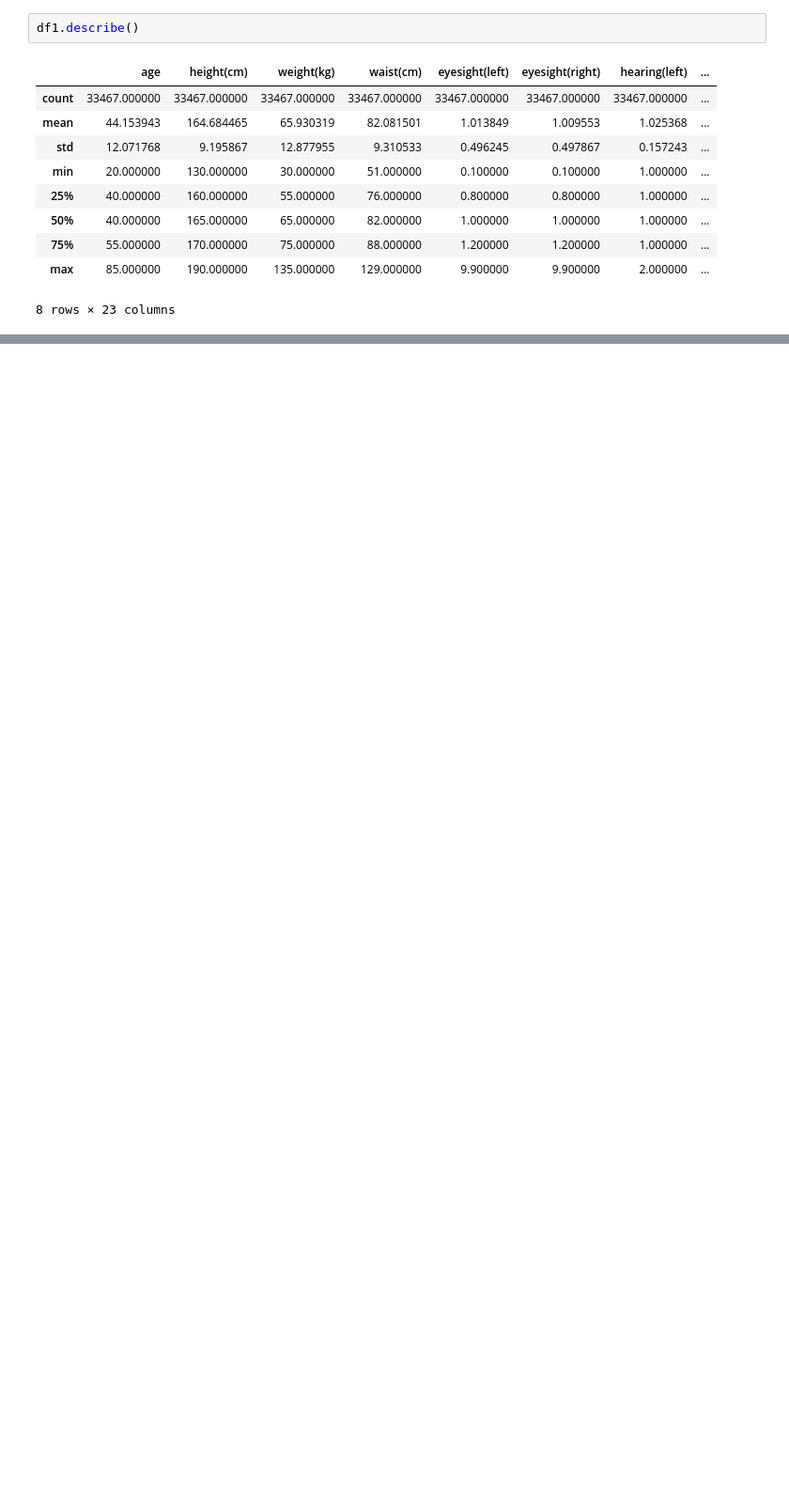
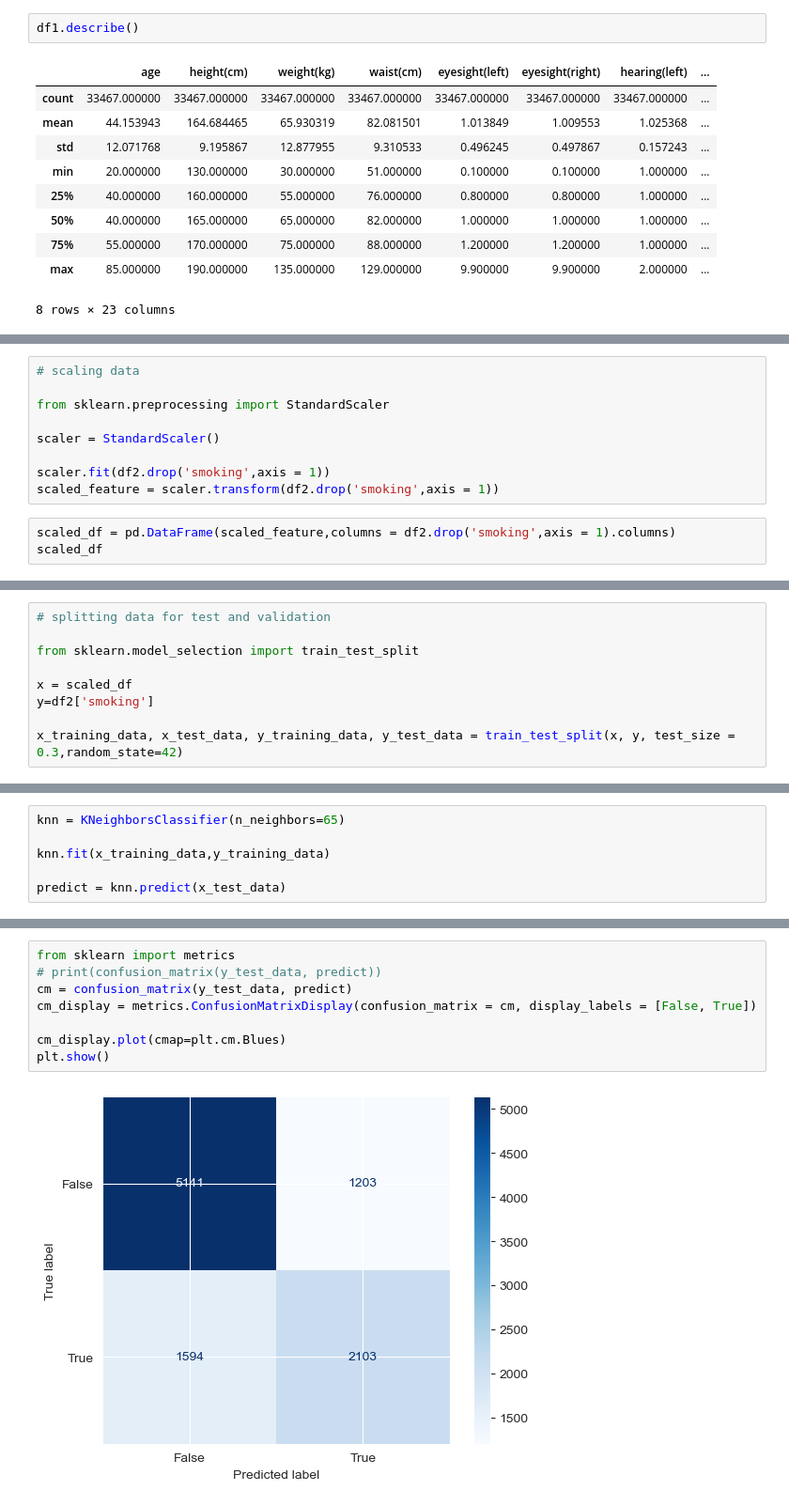
Before and after one commit to ironbongjr/data-mining-project, a Jupyter notebook: dm_proj.ipynb, the cells around one changed output, grey strips where cells are left out. Shown: that part at 94% size. Drawn from its saved outputs; the diff is of its cells as text; blank space fills up the shorter version.

Commit message:
machine learning model and perfomance

```diff
--- a/dm_proj.ipynb
+++ b/dm_proj.ipynb
@@ -196,0 +219,12 @@ df1.describe()
+# %%
+# scaling data
+
+from sklearn.preprocessing import StandardScaler
+
+scaler = StandardScaler()
+
+scaler.fit(df2.drop('smoking',axis = 1))
+scaled_feature = scaler.transform(df2.drop('smoking',axis = 1))
+# %%
+scaled_df = pd.DataFrame(scaled_feature,columns = df2.drop('smoking',axis = 1).columns)
+scaled_df
@@ -196,0 +245,9 @@ df1.describe()
+# %%
+# splitting data for test and validation
+
+from sklearn.model_selection import train_test_split
+
+x = scaled_df
+y=df2['smoking']
+
+x_training_data, x_test_data, y_training_data, y_test_data = train_test_split(x, y, test_size = 0.3,random_state=42)
@@ -196,0 +274,6 @@ df1.describe()
+# %%
+knn = KNeighborsClassifier(n_neighbors=65)
+
+knn.fit(x_training_data,y_training_data)
+
+predict = knn.predict(x_test_data)
@@ -196,0 +297,10 @@ df1.describe()
+# %%
+from sklearn import metrics
+# print(confusion_matrix(y_test_data, predict))
+cm = confusion_matrix(y_test_data, predict)
+cm_display = metrics.ConfusionMatrixDisplay(confusion_matrix = cm, display_labels = [False, True])
+
+cm_display.plot(cmap=plt.cm.Blues)
+plt.show()
+# %% [output]
+[figure, added]
```
Also changed, not shown: parts of 21 cells of this notebook, 7 other files.
